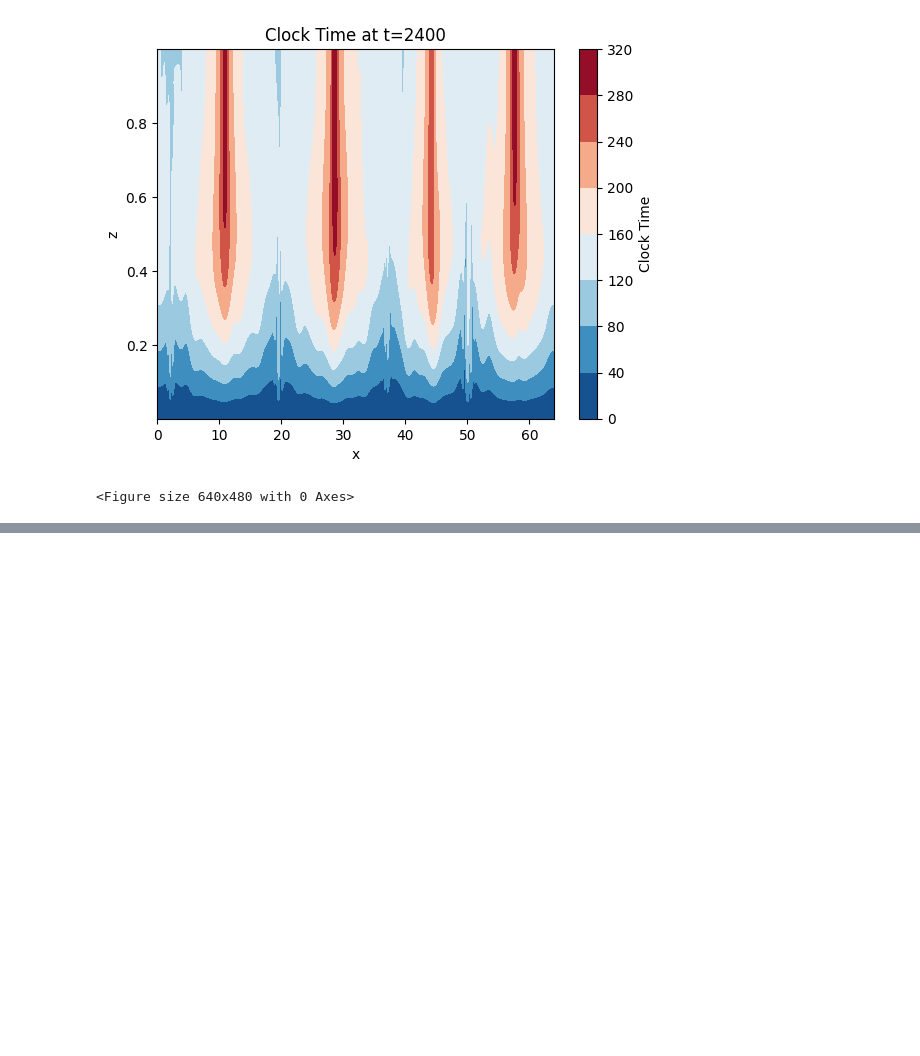
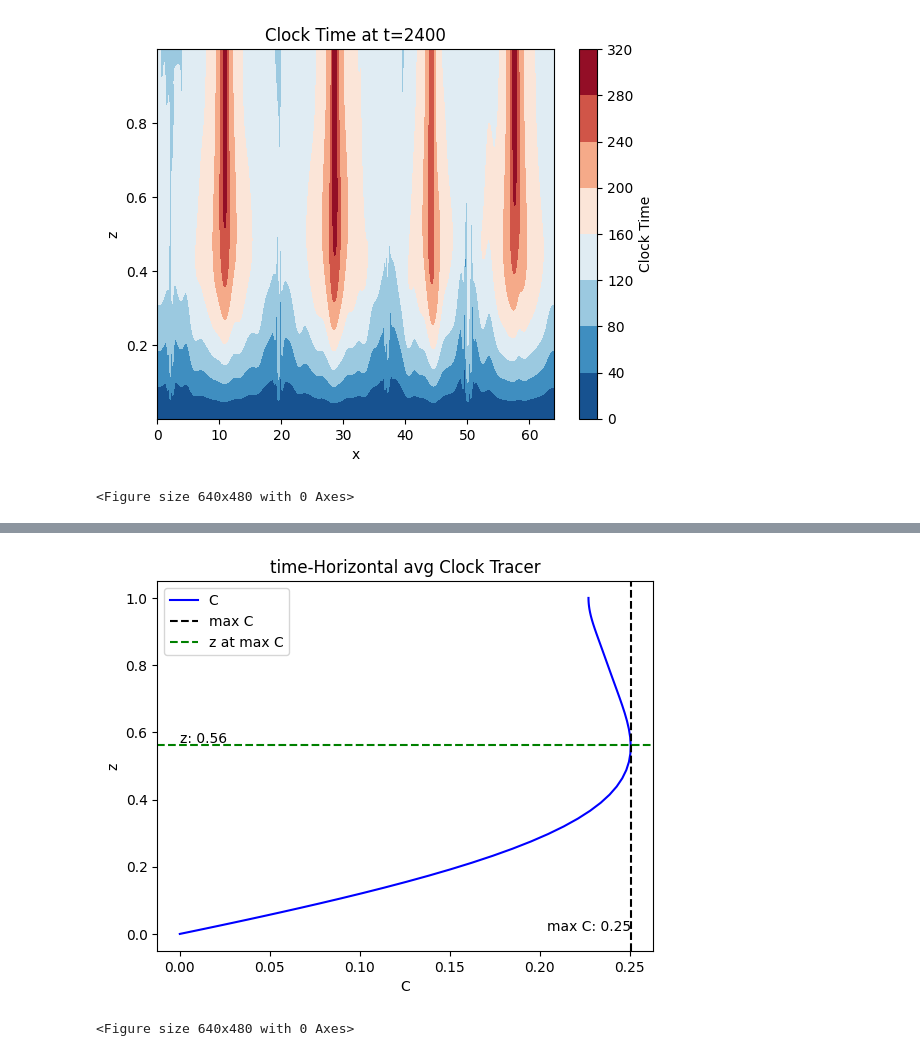
Before and after one commit to bz226/Research-Dedalus, a Jupyter notebook: 2d-AR=64/4e50.33Q=0.0052/Plotting.ipynb, the cells around one changed output, grey strips where cells are left out. Cells and saved outputs as stored; diff of their text form; code cells hidden in the pictures; blank space fills up the shorter version.

```diff
--- a/2d-AR=64/4e50.33Q=0.0052/Plotting.ipynb
+++ b/2d-AR=64/4e50.33Q=0.0052/Plotting.ipynb
@@ -316,3 +316,52 @@ plt.show()
 [0.00000000e+00 1.10000000e+00 2.09000000e+00 ... 1.49700189e+03
  1.49800999e+03 1.49900211e+03]
 [figure]
+# %%
+#Plot time-horizontal avg C
+folder_dir = save_dir + "/snapshots"
+file_paths = [os.path.join(folder_dir, file) for file in os.listdir(folder_dir) if os.path.isfile(os.path.join(folder_dir, file)) and file.endswith('.h5')]
+# Sort by the number in the file name
+file_paths.sort(key=lambda f: int(re.sub('\D', '', f)))
+
+barC=np.zeros(Nz)
+count=0
+for file in file_paths:
+    with h5py.File(file, mode='r') as file:
+        count=count+1
+        simtime = np.array(file['scales/sim_time'])
+        for t in range(0, len(simtime)):
+            avgC = file['tasks']['horizontal avg C'][t, 0, :]
+            avgC = np.array(avgC)
+
+        #averaging
+        avgC = avgC/len(simtime)
+        barC+=avgC
+
+barC = barC/count
+barC = barC*nu/(1**2) #Normalization
+z = z.reshape(-1)
+# Plot the horizontal avg C
+plt.plot(barC, z, color='blue', label='C')
+
+maxC = max(barC)
+plt.axvline(x=maxC, color='black', linestyle='--', label='max C')
+
+# Find the z value corresponding to max C and add a horizontal line
+maxC_index = np.argmax(barC)
+z_maxC = z[maxC_index]
+plt.axhline(y=z_maxC, color='green', linestyle='--', label='z at max C')
+
+# Annotate the max C and its corresponding z value
+plt.text(maxC, 0, f'max C: {maxC:.2f}', horizontalalignment='right', verticalalignment='bottom')
+plt.text(0, z_maxC, f'z: {z_maxC:.2f}', horizontalalignment='left', verticalalignment='bottom')
+
+plt.xlabel('C')
+plt.ylabel('z')
+plt.title('time-Horizontal avg Clock Tracer')
+plt.legend()
+plt.savefig(plot_dir + '/time-Horizontal avg C.png', dpi=200, bbox_inches='tight')
+plt.show()
+plt.clf()
+# %% [output]
+[figure, added]
+<Figure size 640x480 with 0 Axes>
```
Also changed, not shown: 3 other files.
